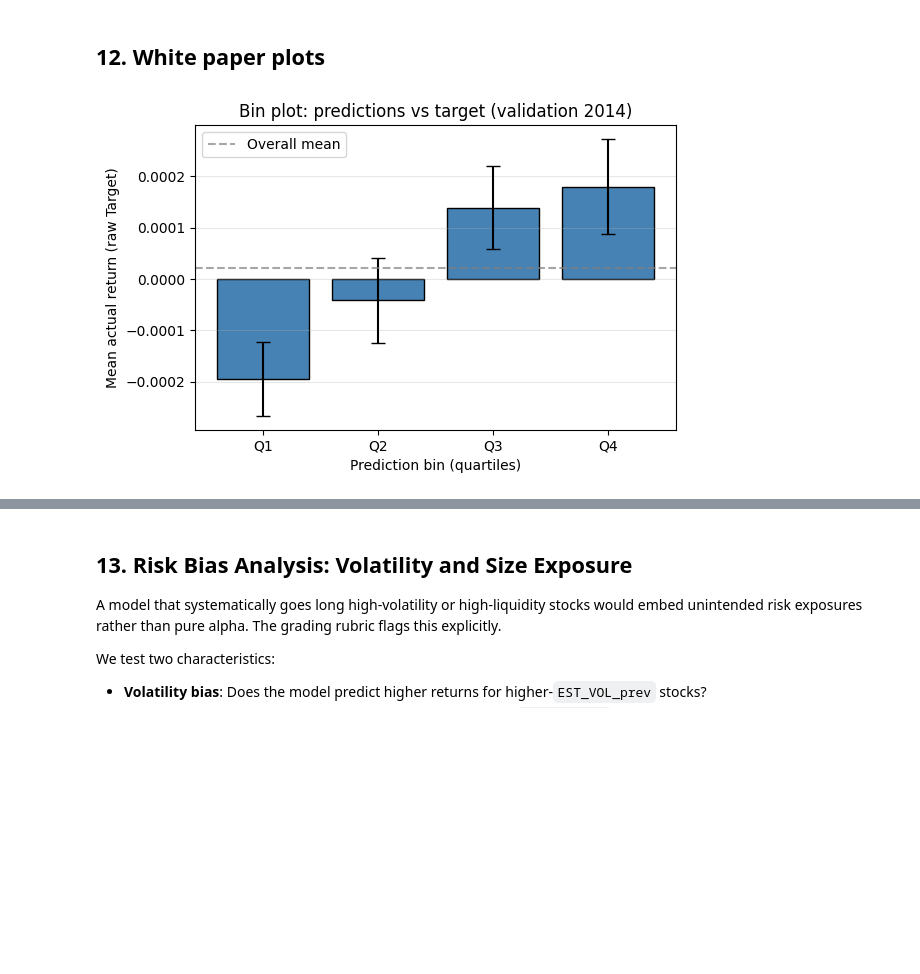
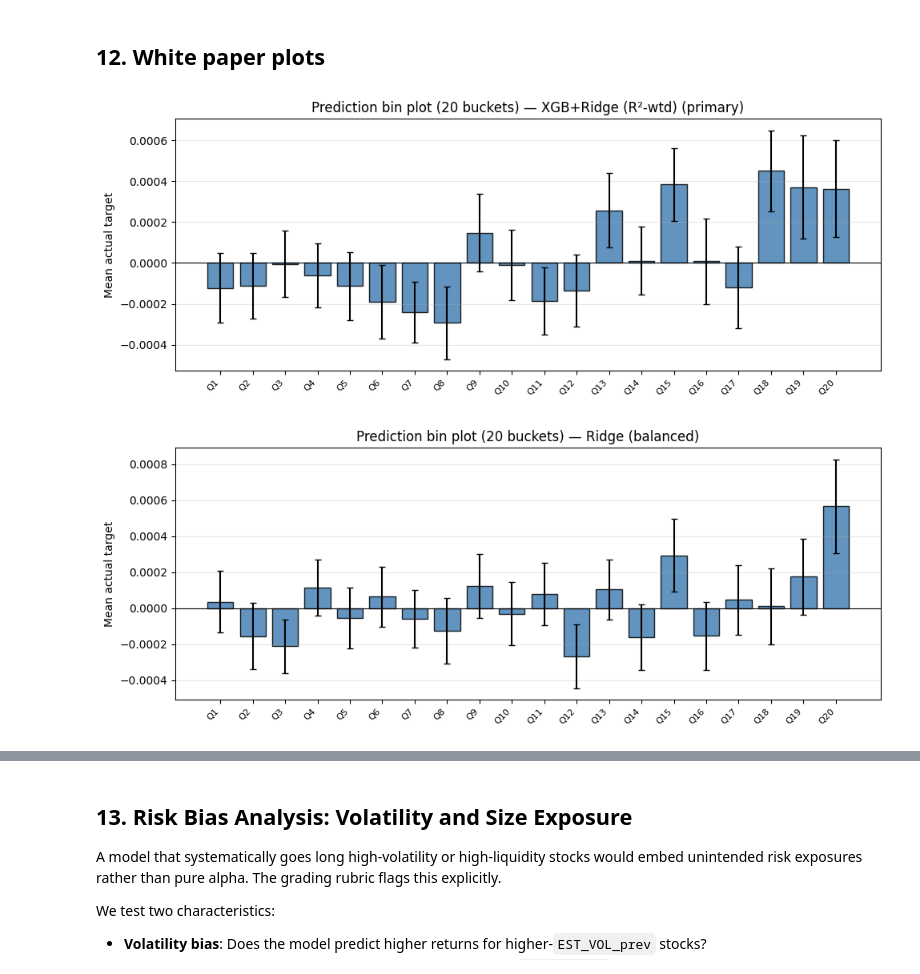
Before and after one commit to liny-r/MTH9899-Project, a Jupyter notebook: run.ipynb, the cells around one changed output, grey strips where cells are left out. Drawn from its saved outputs; the diff is of its cells as text; code cells hidden in the pictures; blank space fills up the shorter version.

```diff
--- a/run.ipynb
+++ b/run.ipynb
@@ -441,27 +856,32 @@ Val R² (weights=1/EST_VOL): 0.000987
 # %% [markdown]
 ## 12. White paper plots
 # %%
-# Bin plot: 4 prediction quartiles vs mean actual target
-val_pred = val_df[['Date']].copy()
-val_pred['Pred']          = best_model.predict(X_val)
-val_pred['y_actual_plot'] = val_df['Target'].values
-val_pred['Pred_bin'] = pd.qcut(val_pred['Pred'], q=4, labels=['Q1','Q2','Q3','Q4'], duplicates='drop')
-bin_stats = val_pred.groupby('Pred_bin', observed=True)['y_actual_plot'].agg(['mean','std','count'])
-bin_stats['se'] = bin_stats['std'] / np.sqrt(bin_stats['count'])
+n_buckets = 20
+labels_wp = ['Q' + f"{i+1}" for i in range(n_buckets)]
 
-fig, ax = plt.subplots(figsize=(6, 4))
-x = np.arange(len(bin_stats))
-ax.bar(x, bin_stats['mean'], yerr=bin_stats['se'], capsize=5, color='steelblue', edgecolor='black')
-ax.set_xticks(x)
-ax.set_xticklabels(bin_stats.index)
-ax.set_xlabel('Prediction bin (quartiles)')
-ax.set_ylabel('Mean actual return (raw Target)')
-ax.set_title('Bin plot: predictions vs target (validation 2014)')
-ax.axhline(val_pred['y_actual_plot'].mean(), color='gray', ls='--', alpha=0.7, label='Overall mean')
-ax.legend()
-ax.grid(True, alpha=0.3, axis='y')
-plt.tight_layout()
-plt.show()
+def _wp_bin_plot(val_preds_arr, label):
+    vp = val_df[['Date']].copy()
+    vp['Pred']          = val_preds_arr
+    vp['y_actual_plot'] = val_df['Target'].values
+    vp['Pred_bin'] = pd.qcut(vp['Pred'], q=n_buckets, labels=labels_wp, duplicates='drop')
+    bin_stats = vp.groupby('Pred_bin', observed=True)['y_actual_plot'].agg(['mean','std','count'])
+    bin_stats['se'] = bin_stats['std'] / np.sqrt(bin_stats['count'])
+    fig, ax = plt.subplots(figsize=(10, 4))
+    x_pos = range(len(bin_stats))
+    ax.bar(x_pos, bin_stats['mean'], yerr=bin_stats['se'], capsize=3,
+           color='steelblue', alpha=0.85, edgecolor='black')
+    ax.set_xticks(x_pos)
+    ax.set_xticklabels(bin_stats.index, rotation=45, ha='right', fontsize=8)
+    ax.axhline(0, color='black', lw=0.8)
+    ax.set_ylabel('Mean actual target')
+    ax.set_title(f'Prediction bin plot (20 buckets) — {label}')
+    ax.grid(True, axis='y', alpha=0.3)
+    plt.tight_layout(); plt.show()
+    return vp
+
+val_pred         = _wp_bin_plot(primary_val_preds,  f'{primary_name} (primary)')
+val_pred_bal     = _wp_bin_plot(balanced_val_preds, f'{balanced_name} (balanced)')
 # %% [output]
-[figure, old version]
+[figure, new version]
+[figure, added]
 # %%
```
Also changed, not shown: parts of 45 cells of this notebook, 11 other files.
